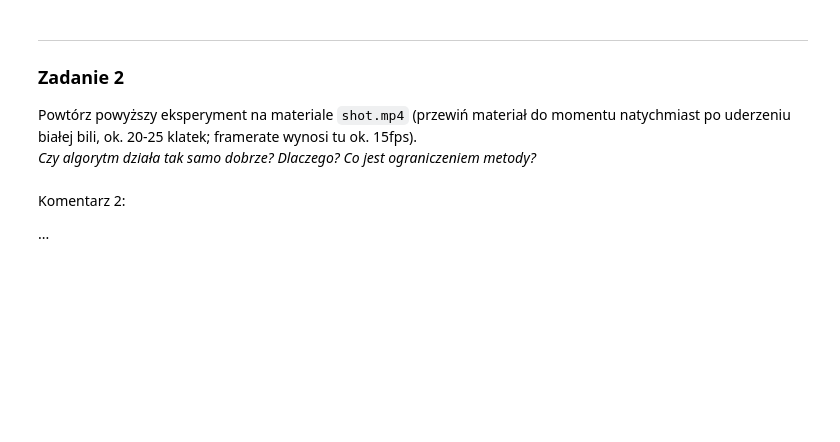
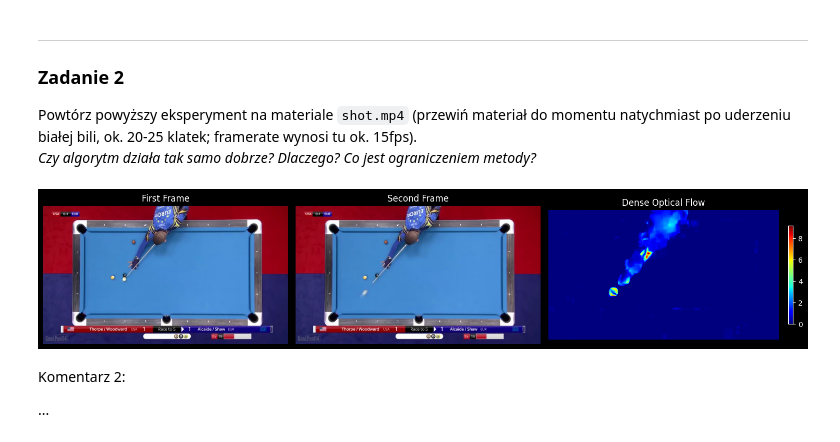
Before and after one commit to pananananas/ComputerVision, a Jupyter notebook: 8 dense optical flow.ipynb, the cells around one changed output. Saved outputs shown, nothing was run; the diff lists cells and outputs as text; code cells hidden in the pictures; blank space fills up the shorter version.

```diff
--- a/8 dense optical flow.ipynb
+++ b/8 dense optical flow.ipynb
@@ -73,6 +166,17 @@ Komentarz 1:
 
 Powtórz powyższy eksperyment na materiale `shot.mp4` (przewiń materiał do momentu natychmiast po uderzeniu białej bili, ok. 20-25 klatek; framerate wynosi tu ok. 15fps).
 _Czy algorytm działa tak samo dobrze? Dlaczego? Co jest ograniczeniem metody?_
+# %%
+file_path = 'data/dane8/shot.mp4'
+skip_frames = 20
+
+frame1, frame2 = get_frames(file_path, skip_frames)
+
+flow, magnitude, angle = calculate_flow(frame1, frame2)
+
+plot_flow(frame1, frame2, magnitude)
+# %% [output]
+[figure, added]
 # %% [markdown]
 Komentarz 2:
 
```
Also changed, not shown: parts of 10 cells of this notebook, 1 other file.
